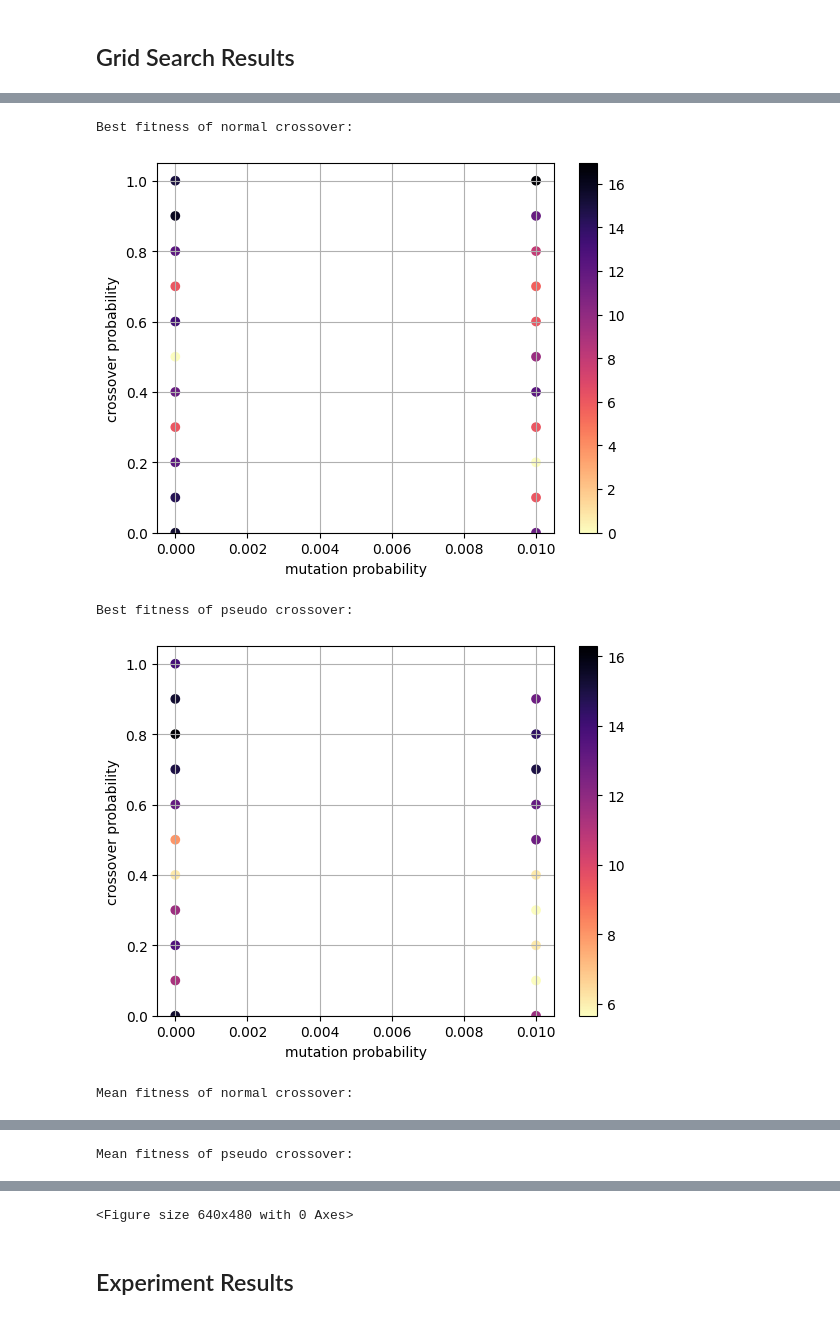
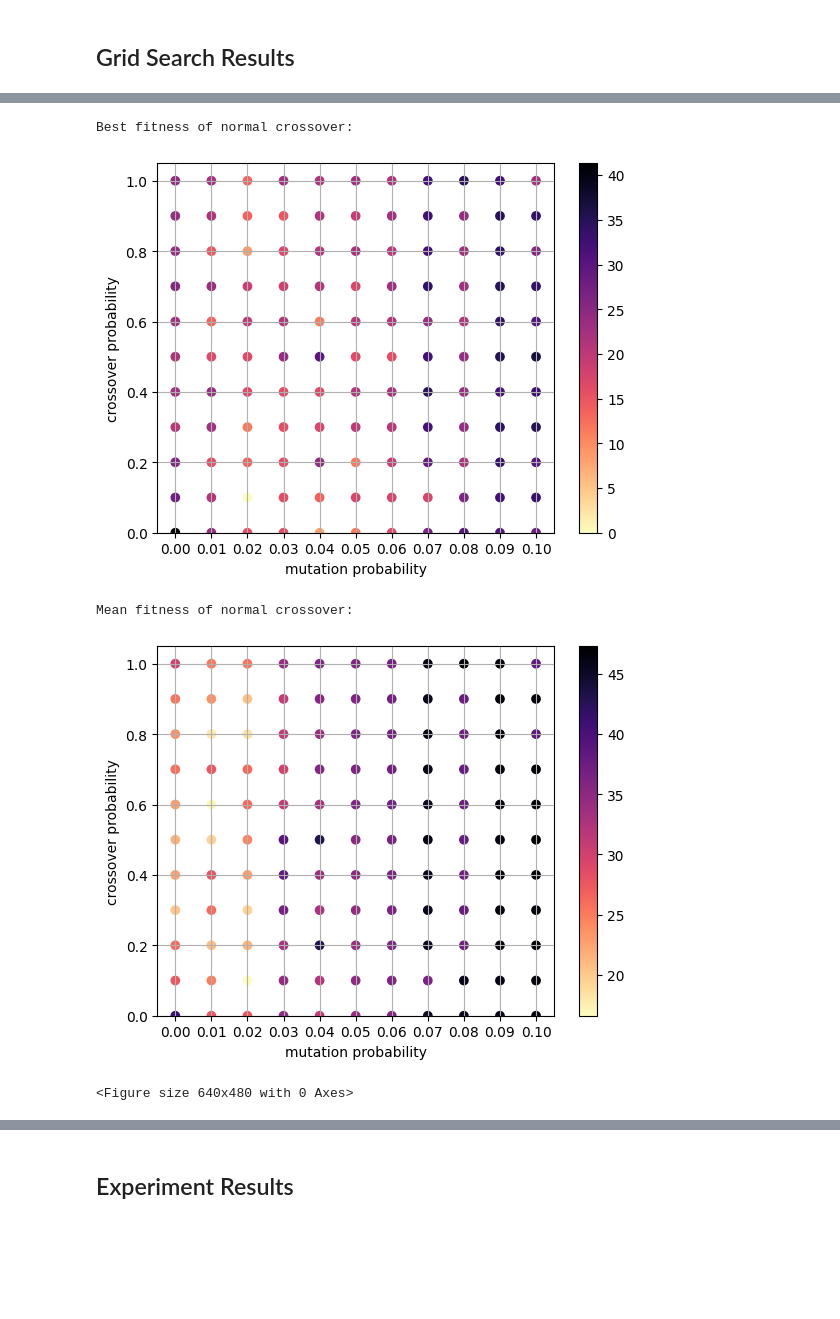
Before and after one commit to westoun/crossover-evaluation, a Jupyter notebook: evaluation.ipynb, the cells around one changed output, grey strips where cells are left out. Saved outputs shown, nothing was run; the diff lists cells and outputs as text; code cells hidden in the pictures; blank space fills up the shorter version.

Commit message:
Fix grid search filter

```diff
--- a/evaluation.ipynb
+++ b/evaluation.ipynb
@@ -288,6 +288,8 @@ def plot_grid_as_scatter(experiments: List[Experiment], measure: str, target_pat
     plt.xlabel("mutation probability")
     plt.ylabel("crossover probability")
 
+    plt.xticks(sorted(list(set(x))))
+
     plt.ylim(0)
 
     plt.colorbar()
@@ -299,8 +301,8 @@ def plot_grid_as_scatter(experiments: List[Experiment], measure: str, target_pat
 # %% [markdown]
 ## Grid Search Results
 # %%
-experiments = load_experiments(tag="gs")
+experiments = load_experiments(tag="grid_search")
 print(f"Number of grid search experiments: {len(experiments)}")
 print(f"Total labels: {list(set([experiment.label for experiment in experiments]))}")
-print(f"Seed counts per config: {[len(experiment.seeds) for experiment in experiments]}")
+print(f"Seed counts per config: {set([len(experiment.seeds) for experiment in experiments])}")
 # %% [output]
@@ -310,25 +326,18 @@ Seed counts per config: [1, 1, 1, 1, 1, 1, 1, 1, 1, 1, 1, 1, 1, 1, 1, 1, 1, 1, 1
 # %%
 normal_crossover_experiments = [
     experiment for experiment in experiments if experiment.label == "One Point Crossover"
 ]
-pseudo_experiments = [
-    experiment for experiment in experiments if experiment.label == "Pseudo One Point"
-]
 
 printb("Best fitness of normal crossover:")
-plot_grid_as_scatter(normal_crossover_experiments, measure="best", target_path="results/grid_search_best_normal.png")
-
-printb("Best fitness of pseudo crossover:")
-plot_grid_as_scatter(pseudo_experiments, measure="best", target_path="results/grid_search_best_pseudo.png")
+plot_grid_as_scatter(normal_crossover_experiments, measure="best",
+                     target_path="results/grid_search_best_normal.png")
 
 printb("Mean fitness of normal crossover:")
-plot_grid_as_scatter(normal_crossover_experiments, measure="mean", target_path="results/grid_search_mean_normal.png")
-
-printb("Mean fitness of pseudo crossover:")
-plot_grid_as_scatter(pseudo_experiments, measure="mean", target_path="results/grid_search_mean_pseudo.png")
+plot_grid_as_scatter(normal_crossover_experiments, measure="mean",
+                     target_path="results/grid_search_mean_normal.png")
 # %% [output]
 Best fitness of normal crossover:
-[figure, old version]
+[figure, new version]
-Best fitness of pseudo crossover:
+Mean fitness of normal crossover:
-[figure, old version]
+[figure, new version]
-Mean fitness of normal crossover:
+<Figure size 640x480 with 0 Axes>
@@ -336 +343,0 @@ Mean fitness of normal crossover:
-Mean fitness of pseudo crossover:
@@ -338,4 +344,3 @@ Mean fitness of pseudo crossover:
-<Figure size 640x480 with 0 Axes>
 # %% [markdown]
 ## Experiment Results
 # %%
```
Also changed, not shown: parts of 6 cells of this notebook.
